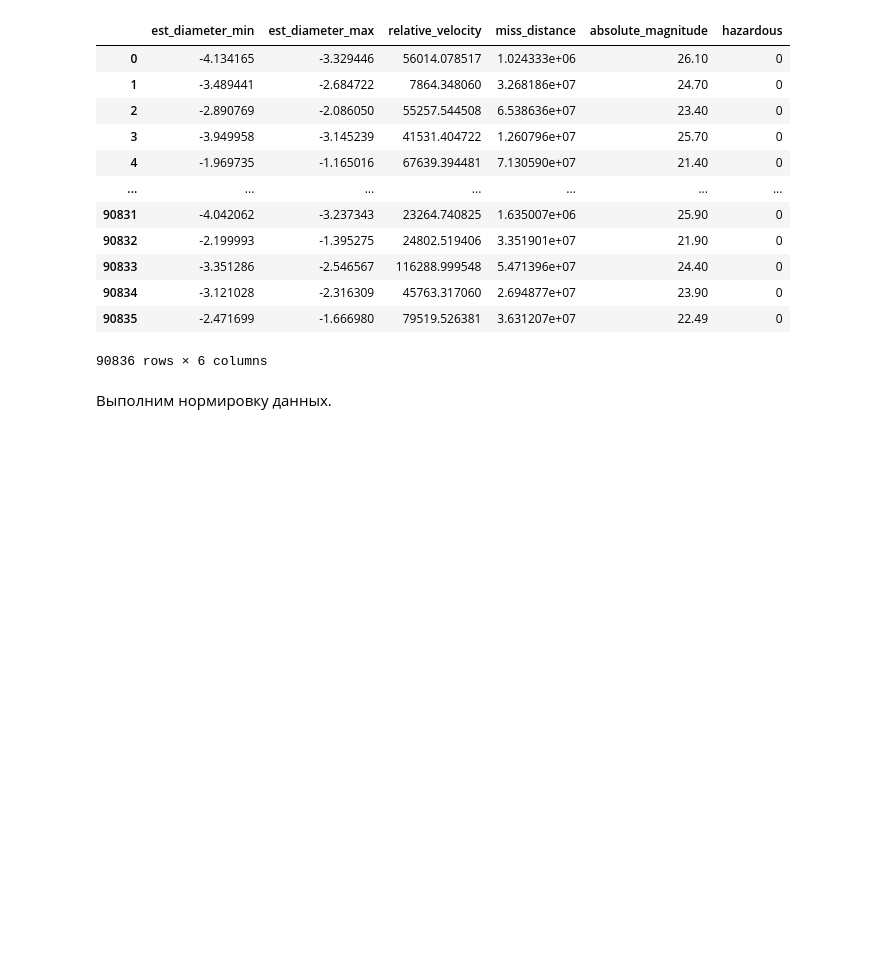
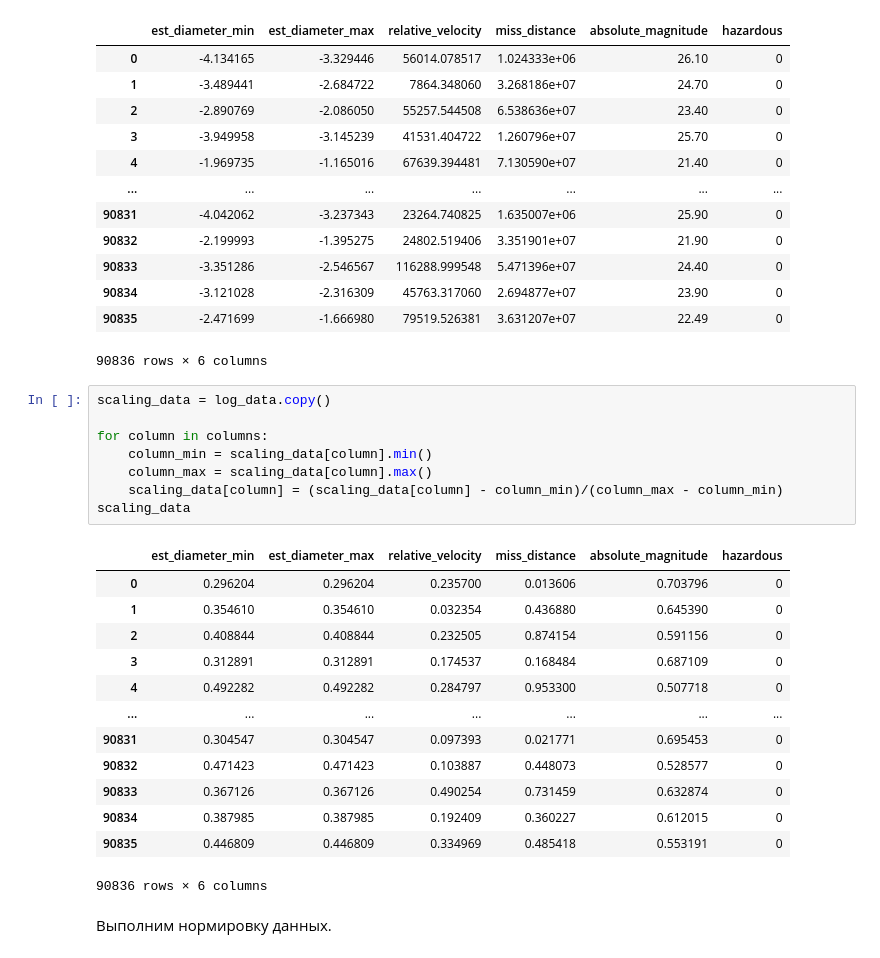
Before and after one commit to stwz13/ml, a Jupyter notebook: lab1_neo.ipynb, the cells around one changed output. Saved outputs shown, nothing was run; the diff lists cells and outputs as text; blank space fills up the shorter version.

Commit message:
scaling

```diff
--- a/lab1_neo.ipynb
+++ b/lab1_neo.ipynb
@@ -369,6 +369,28 @@ log_data
 | 90834 | -3.121028 | -2.316309 | 45763.317060 | 2.694877e+07 | 23.90 | 0 |
 | 90835 | -2.471699 | -1.666980 | 79519.526381 | 3.631207e+07 | 22.49 | 0 |
 90836 rows × 6 columns
+# %%
+scaling_data = log_data.copy()
+
+for column in columns:
+    column_min = scaling_data[column].min()
+    column_max = scaling_data[column].max()
+    scaling_data[column] = (scaling_data[column] - column_min)/(column_max - column_min)
+scaling_data
+# %% [output]
+|  | est_diameter_min | est_diameter_max | relative_velocity | miss_distance | absolute_magnitude | hazardous |
+| 0 | 0.296204 | 0.296204 | 0.235700 | 0.013606 | 0.703796 | 0 |
+| 1 | 0.354610 | 0.354610 | 0.032354 | 0.436880 | 0.645390 | 0 |
+| 2 | 0.408844 | 0.408844 | 0.232505 | 0.874154 | 0.591156 | 0 |
+| 3 | 0.312891 | 0.312891 | 0.174537 | 0.168484 | 0.687109 | 0 |
+| 4 | 0.492282 | 0.492282 | 0.284797 | 0.953300 | 0.507718 | 0 |
+| ... | ... | ... | ... | ... | ... | ... |
+| 90831 | 0.304547 | 0.304547 | 0.097393 | 0.021771 | 0.695453 | 0 |
+| 90832 | 0.471423 | 0.471423 | 0.103887 | 0.448073 | 0.528577 | 0 |
+| 90833 | 0.367126 | 0.367126 | 0.490254 | 0.731459 | 0.632874 | 0 |
+| 90834 | 0.387985 | 0.387985 | 0.192409 | 0.360227 | 0.612015 | 0 |
+| 90835 | 0.446809 | 0.446809 | 0.334969 | 0.485418 | 0.553191 | 0 |
+90836 rows × 6 columns
 # %% [markdown]
 Выполним нормировку данных.
 # %%
```
Also changed, not shown: parts of 1 cell of this notebook, 1 other file.
